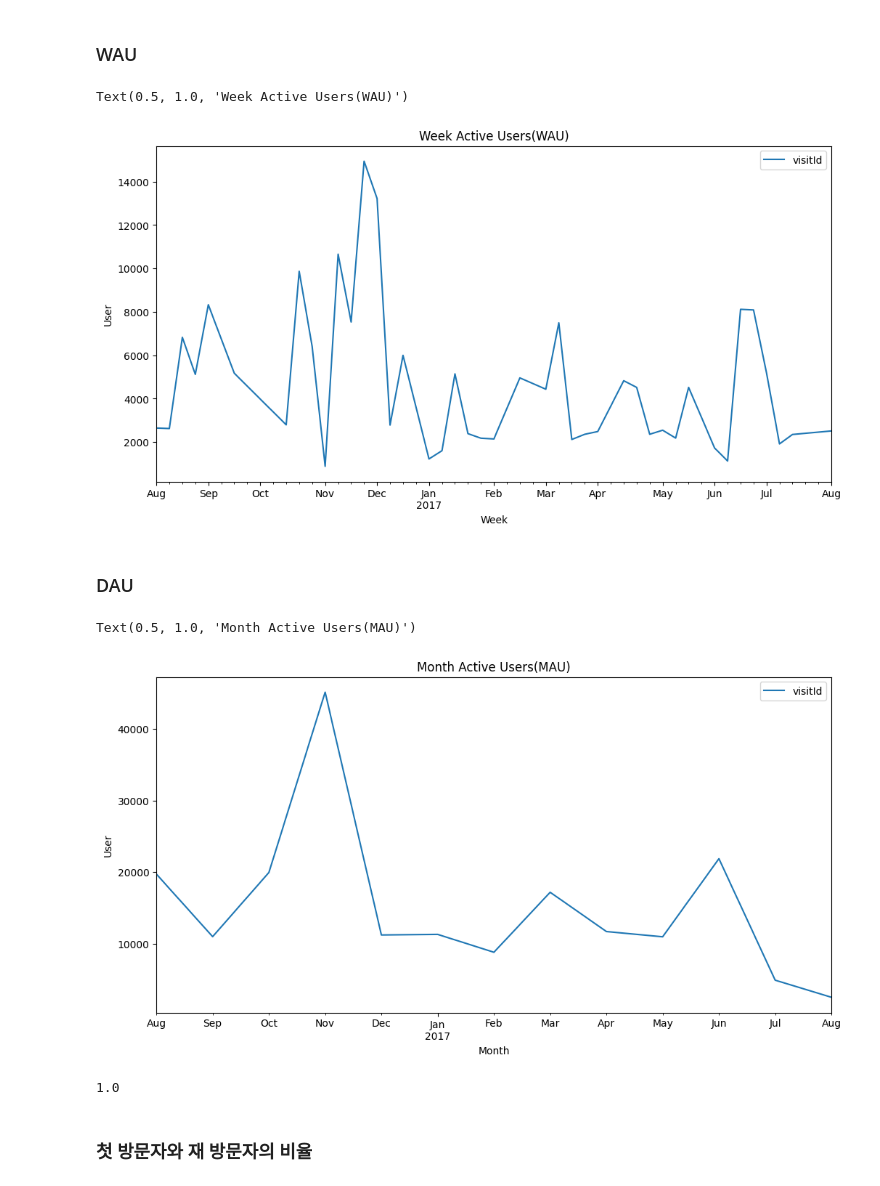
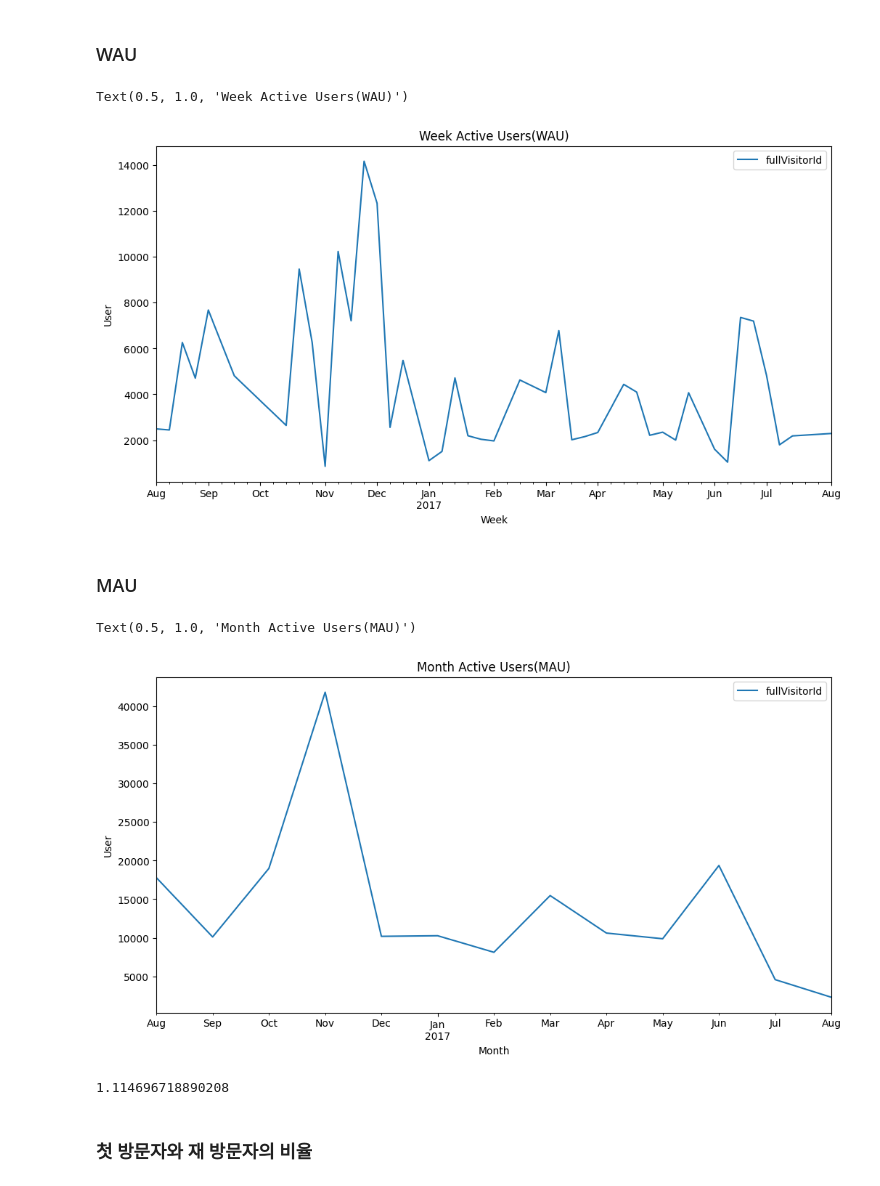
Before and after one commit to eju1019/ipark, a Jupyter notebook: projcet.ipynb, the cells around one changed output. Saved outputs shown, nothing was run; the diff lists cells and outputs as text; code cells hidden in the pictures.

```diff
--- a/projcet.ipynb
+++ b/projcet.ipynb
@@ -68,6 +76,6 @@ Data columns (total 25 columns):
 dtypes: bool(1), int64(3), object(21)
 memory usage: 36.8+ MB
 # %%
-df['date'] =pd.to_datetime(df['date'])
+df['date'] =pd.to_datetime(df['date'], format='%Y%m%d')
 df['visitStartTime']=pd.to_datetime(df['visitStartTime'],unit='s')
 # %%
@@ -167,12 +191,12 @@ Name: count, Length: 207, dtype: int64
 # %% [markdown]
 ### DAU
 # %%
-df['date_of_Day']=df.visitStartTime.dt.date
-df_DAU=df.groupby(df['date_of_Day'])['visitId'].nunique()
+df['date_of_day']=df.visitStartTime.dt.date
+df_DAU=df.groupby(df['date_of_day'])['fullVisitorId'].nunique()
 plt.figure(figsize=(12,6))
-df_DAU.plot(kind='line',legend='visitId')
-plt.xlabel('Day')
+df_DAU.plot(kind='line',legend='fullVisitorId')
+plt.xlabel('Week')
 plt.ylabel('User')
 plt.legend()
-plt.title('Day Active Users(DAU)')
+plt.title('Week Active Users(DAU)')
 # %% [output]
@@ -182,36 +206,36 @@ Text(0.5, 1.0, 'Day Active Users(DAU)')
 ### WAU
 # %%
 df['date_of_Week']=df.visitStartTime.dt.to_period('W')
-df_WAU=df.groupby(df['date_of_Week'])['visitId'].nunique()
+df_WAU=df.groupby(df['date_of_Week'])['fullVisitorId'].nunique()
 plt.figure(figsize=(12,6))
-df_WAU.plot(kind='line',legend='visitId')
+df_WAU.plot(kind='line',legend='fullVisitorId')
 plt.xlabel('Week')
 plt.ylabel('User')
 plt.legend()
 plt.title('Week Active Users(WAU)')
 # %% [output]
 Text(0.5, 1.0, 'Week Active Users(WAU)')
-[figure, old version]
+[figure, new version]
 # %% [markdown]
-### DAU
+### MAU
 # %%
 df['date_of_Month']=df.visitStartTime.dt.to_period('M')
-df_MAU=df.groupby(df['date_of_Month'])['visitId'].nunique()
+df_MAU=df.groupby(df['date_of_Month'])['fullVisitorId'].nunique()
 plt.figure(figsize=(12,6))
-df_MAU.plot(kind='line',legend='visitId')
+df_MAU.plot(kind='line',legend='fullVisitorId')
 plt.xlabel('Month')
 plt.ylabel('User')
 plt.legend()
 plt.title('Month Active Users(MAU)')
 # %% [output]
 Text(0.5, 1.0, 'Month Active Users(MAU)')
-[figure, old version]
+[figure, new version]
 # %%
 # 이게 1.0이 나오면 안되는데,,
 DAU_MAU_RATIO=df_DAU.sum() / df_MAU.sum()
 DAU_MAU_RATIO
 # %% [output]
-1.0
+1.114696718890208
 # %% [markdown]
 ### 첫 방문자와 재 방문자의 비율
 # %%
```
Also changed, not shown: parts of 6 cells of this notebook.
